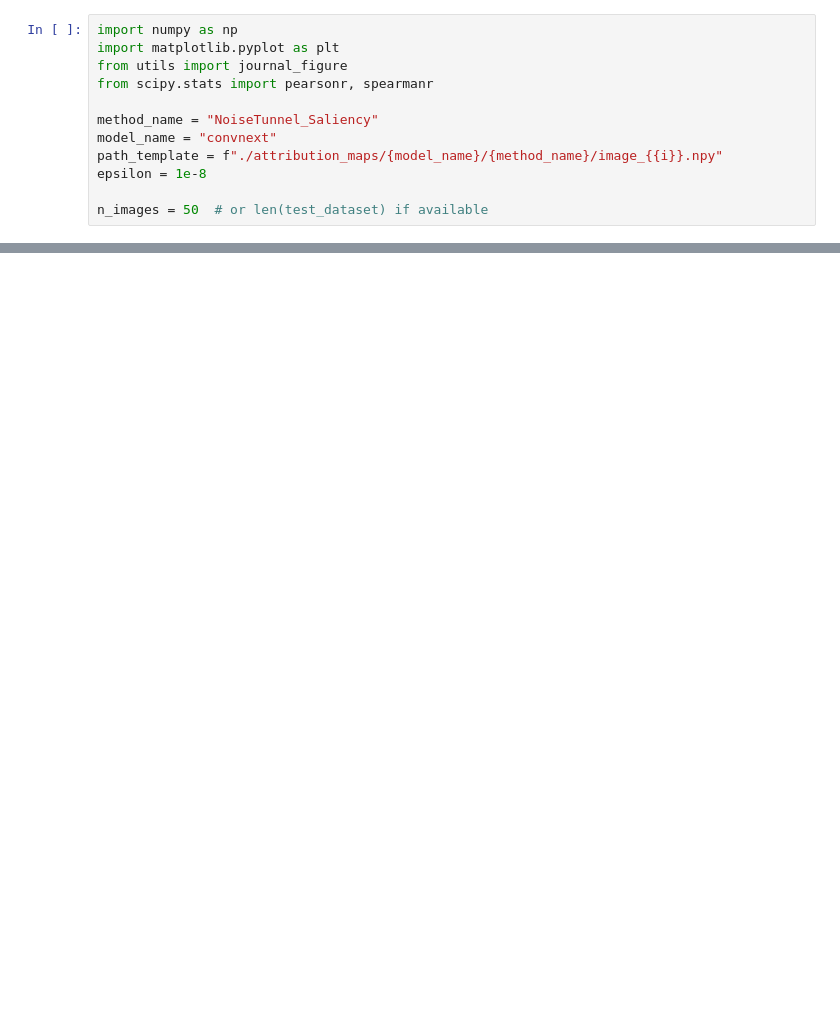
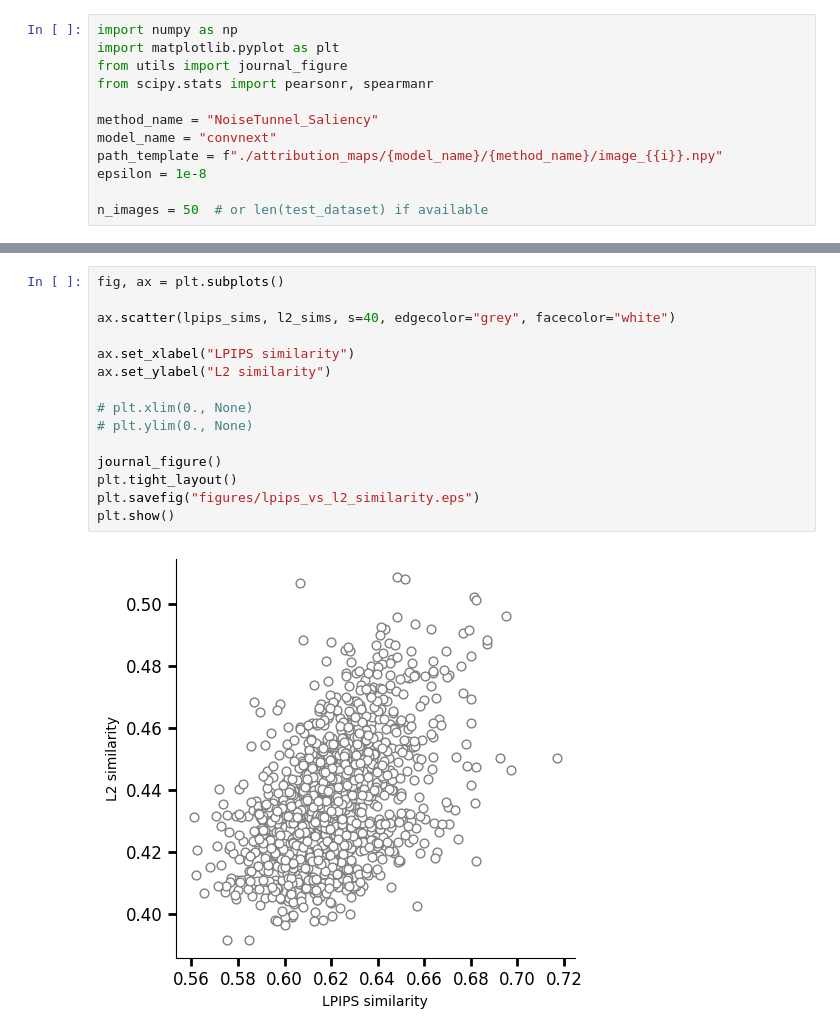
Before and after one commit to vital-kolab/maps, a Jupyter notebook: compare_similarities.ipynb, the cells around one changed output, grey strips where cells are left out. Drawn from its saved outputs; the diff is of its cells as text; blank space fills up the shorter version.

```diff
--- a/compare_similarities.ipynb
+++ b/compare_similarities.ipynb
@@ -102,0 +116,17 @@ journal_figure()
+# %%
+fig, ax = plt.subplots()
+
+ax.scatter(lpips_sims, l2_sims, s=40, edgecolor="grey", facecolor="white")
+
+ax.set_xlabel("LPIPS similarity")
+ax.set_ylabel("L2 similarity")
+
+# plt.xlim(0., None)
+# plt.ylim(0., None)
+
+journal_figure()
+plt.tight_layout()
+plt.savefig("figures/lpips_vs_l2_similarity.eps")
+plt.show()
+# %% [output]
+[figure, added]
```
Also changed, not shown: parts of 11 cells of this notebook.
